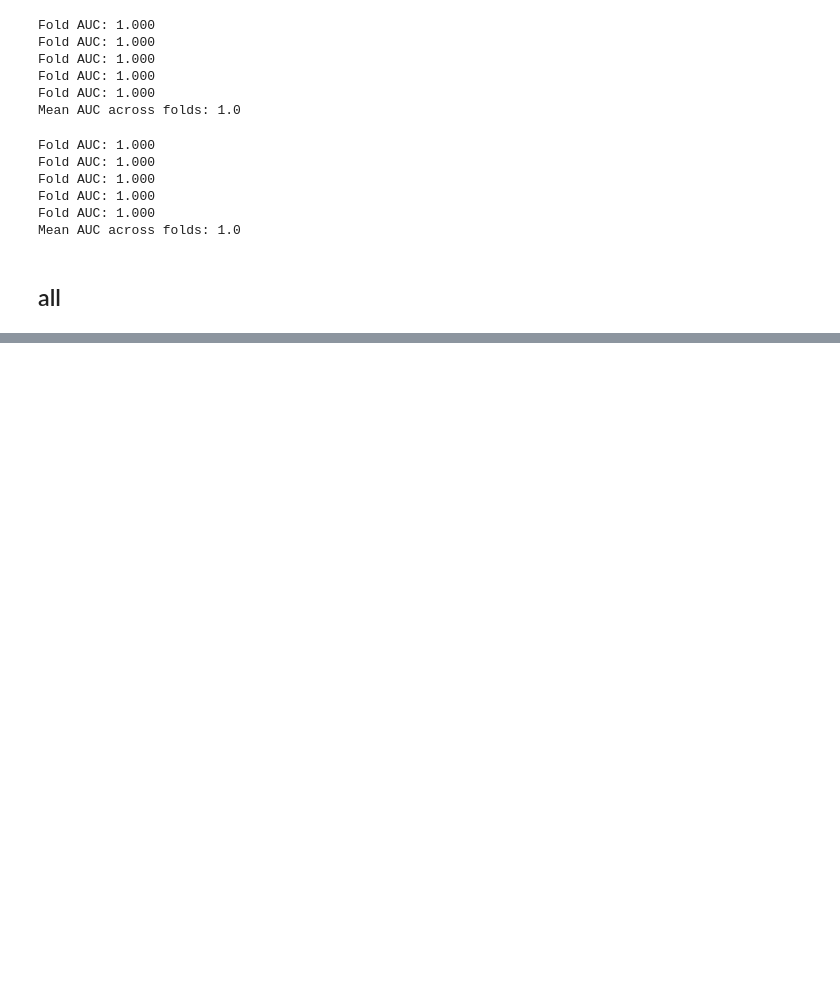
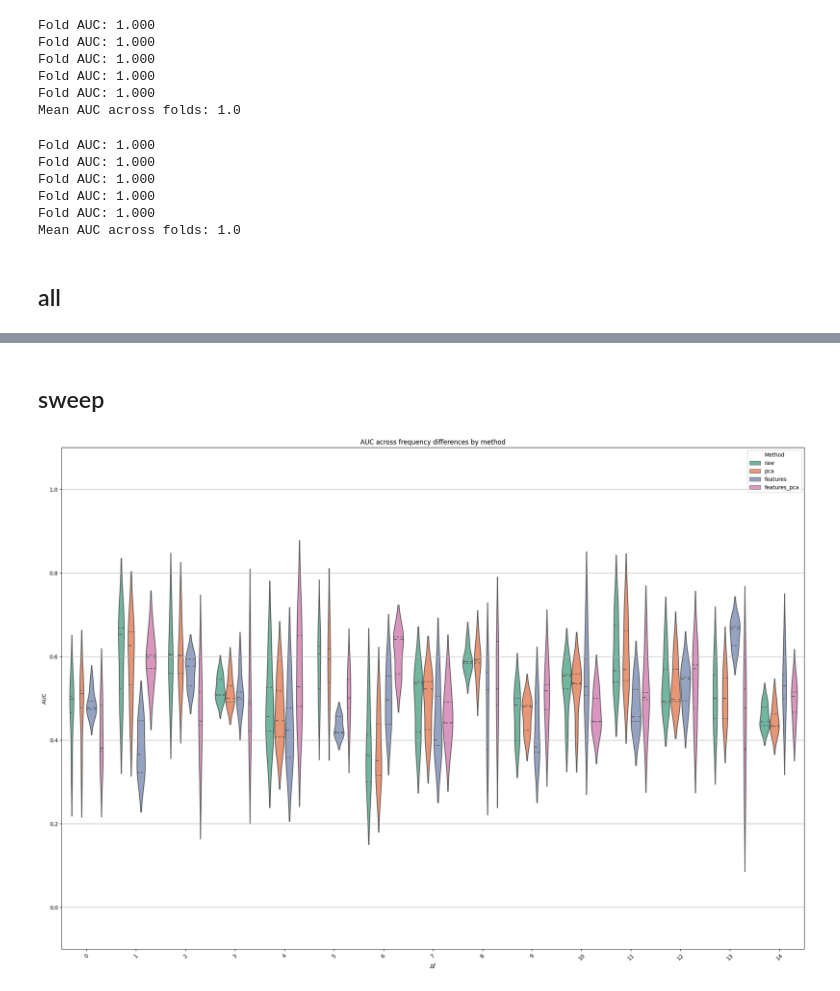
Before and after one commit to consuelorojas/TestCatch22, a Jupyter notebook: notebooks/test_generator.ipynb, the cells around one changed output, grey strips where cells are left out. Saved outputs shown, nothing was run; the diff lists cells and outputs as text; code cells hidden in the pictures; blank space fills up the shorter version.

```diff
--- a/notebooks/test_generator.ipynb
+++ b/notebooks/test_generator.ipynb
@@ -298,0 +334,2 @@ plt.show()
+# %% [markdown]
+## sweep
@@ -298,0 +349,34 @@ plt.show()
+# %%
+all_results = []
+for i, freq in enumerate(tqdm(f1)):
+    results = []
+    X, y = create_labeled_dataset(
+        [(0, 'sine', {'args': [f0, 0.1, npoints, nperiods]}),
+         (1, 'sine', {'args': [freq, 0.1, npoints, nperiods]})],
+        n_samples_per_class=100
+    )
+    splits = get_kfold_splits(X, y, n_splits=5, stratified = False)
+
+    results = run_experiment(X, y, splits)
+
+    all_results.append({
+        'df': round(freq- f0, 3),
+        'raw': results['raw'],
+        'pca': results['pca'],
+        'features': results['features'],
+        'features_pca': results['features_pca']
+    })
+# %%
+import pandas as pd
+import seaborn as sns
+import matplotlib.pyplot as plt
+
+# Flatten all results
+records = []
+for entry in all_results:
+    df = entry["df"]
+    for method in ["raw", "pca", "features", "features_pca"]:
+        for auc in entry[method]:
+            records.append({"Δf": df, "Method": method, "AUC": auc})
+
+df_results = pd.DataFrame.from_records(records)
@@ -298,0 +390,12 @@ plt.show()
+# %%
+plt.figure(figsize=(20, 14))
+sns.violinplot(data=df_results, x="Δf", y="AUC", hue="Method", inner="quart", palette="Set2")
+plt.title("AUC across frequency differences by method")
+plt.xticks(rotation=45)
+plt.tight_layout()
+plt.grid(True, axis="y")
+plt.legend(title="Method")
+plt.ylim(-0.1, 1.1)
+plt.show()
+# %% [output]
+[figure, added]
```
Also changed, not shown: parts of 17 cells of this notebook, 2 other files.
